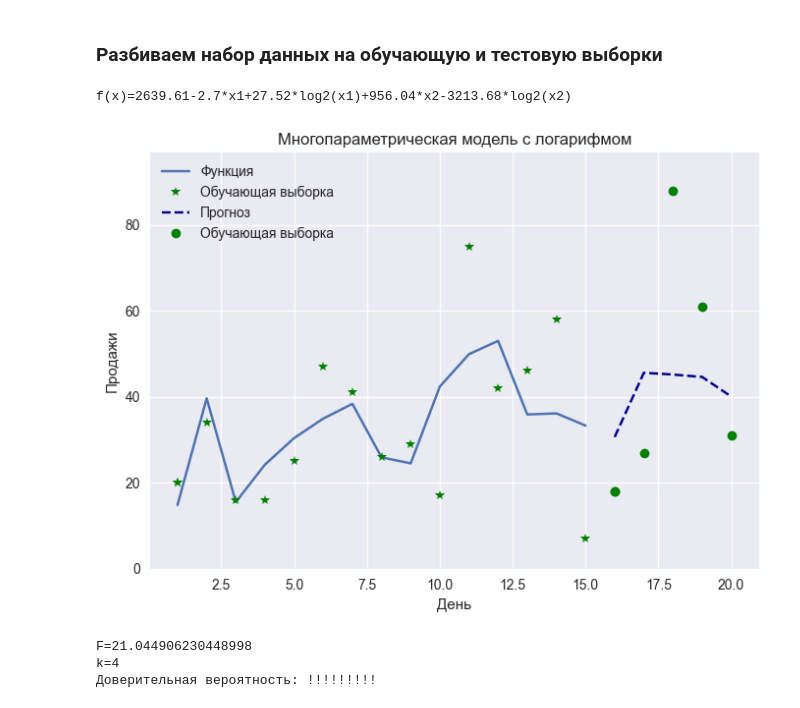
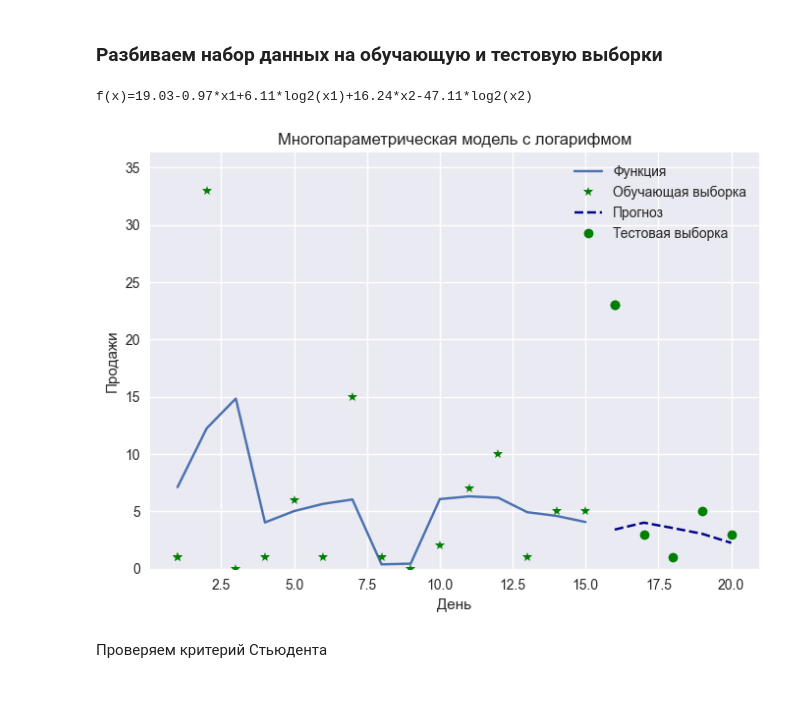
Before and after one commit to BVyaches/MLPerm, a Jupyter notebook: MathAnalysis.ipynb, the cells around one changed output. Saved outputs shown, nothing was run; the diff lists cells and outputs as text; code cells hidden in the pictures.

```diff
--- a/MathAnalysis.ipynb
+++ b/MathAnalysis.ipynb
@@ -10,7 +10,7 @@ import pandas as pd
 from statsmodels.distributions.empirical_distribution import ECDF
 
 plt.style.use('seaborn-v0_8')
-with open("DemoSet.csv", newline='\n') as fp:
+with open("DataSet.csv", newline='\n') as fp:
     reader = csv.reader(fp, delimiter=';', )
     data = [row for row in reader]
     title = data[0]
@@ -1078,53 +1061,51 @@ plt.show()
 # %% [markdown]
 ### Разбиваем набор данных на обучающую и тестовую выборки
 # %%
+def show_train_test(train_res, train_real, test_pred, test_real, x_train,
+                    x_test):
+    plt.plot(x_train, train_res, marker='_', label='Функция')
+    plt.ylim(0, 1.1 * max(max(train_real), max(test_real)))
+    plt.grid(True)
+    plt.plot(x_train[0], train_real[0], 'g*', label='Обучающая выборка')
+    for i in range(len(x_train)):
+        plt.plot(x_train[i], train_real[i], color='green', marker='*')
+
+    plt.plot(x_test, test_pred, label='Прогноз', linestyle='--',
+             color='darkblue')
+    plt.plot(x_test[0], test_real[0], 'go', label='Тестовая выборка')
+    for i in range(len(x_test)):
+        plt.plot(x_test[i], test_real[i], color='green', marker='o')
+
+
 A_price = np.array(
     [[1, dates[i], log(dates[i], 2), prices[i], log(prices[i], 2)] for i in
      range(15)])
 
 train, test = sales[:15], sales[15:]
 c = np.dot(np.dot(np.linalg.inv(np.dot(A_price.transpose(), A_price)),
                   A_price.transpose()), train)
 
-
 print(
     f'f(x)={round(c[0], 2)}{cint(c[1])}*x1{cint(c[2])}*log2(x1){cint(c[3])}*x2{cint(c[4])}*log2(x2)')
 
-x1 = np.array(dates[:15])
+x_train = np.array(dates[:15])
 x2 = np.array(prices[:15])
-log_y = c[0] + c[1] * x1 + c[2] * np.log2(x1) + c[3] * x2 + c[4] * np.log2(x2)
-plt.plot(x1, log_y, marker = '_', label='Функция')
-plt.ylim(0, 1.1 * max(sales))
-plt.grid(True)
-plt.plot(dates[0], sales[0], 'g*', label='Обучающая выборка')
-for i in range(15):
-    plt.plot(dates[i], sales[i], color='green', marker='*')
+log_y = c[0] + c[1] * x_train + c[2] * np.log2(x_train) + c[3] * x2 + c[
+    4] * np.log2(x2)
 
 x1 = np.array(dates[15:])
 x2 = np.array(prices[15:])
 y_pred = c[0] + c[1] * x1 + c[2] * np.log2(x1) + c[3] * x2 + c[4] * np.log2(x2)
-plt.plot(x1, y_pred, label='Прогноз', linestyle='--', color='darkblue')
-plt.plot(dates[15], sales[15], 'go', label='Обучающая выборка')
-for i in range(15, n):
-    plt.plot(dates[i], sales[i], color='green', marker='o')
 
-
-
+show_train_test(log_y, sales[:15], y_pred, sales[15:], dates[:15], dates[15:])
 
 plt.xlabel('День')
 plt.ylabel('Продажи')
 plt.title('Многопараметрическая модель с логарифмом')
-plt.legend(loc='upper left')
+plt.legend(loc='upper right')
 plt.show()
 # %% [output]
-f(x)=2639.61-2.7*x1+27.52*log2(x1)+956.04*x2-3213.68*log2(x2)
+f(x)=19.03-0.97*x1+6.11*log2(x1)+16.24*x2-47.11*log2(x2)
-[figure, old version]
+[figure, new version]
-# %%
-
-print(f'F={(np.std(test)**2) / (np.std(y_pred)**2)}')
-print(f'k={5-1}')
-print('Доверительная вероятность: !!!!!!!!!')
-# %% [output]
-F=21.044906230448998
-k=4
-Доверительная вероятность: !!!!!!!!!
+# %% [markdown]
+Проверяем критерий Стьюдента
```
Also changed, not shown: parts of 45 cells of this notebook.
